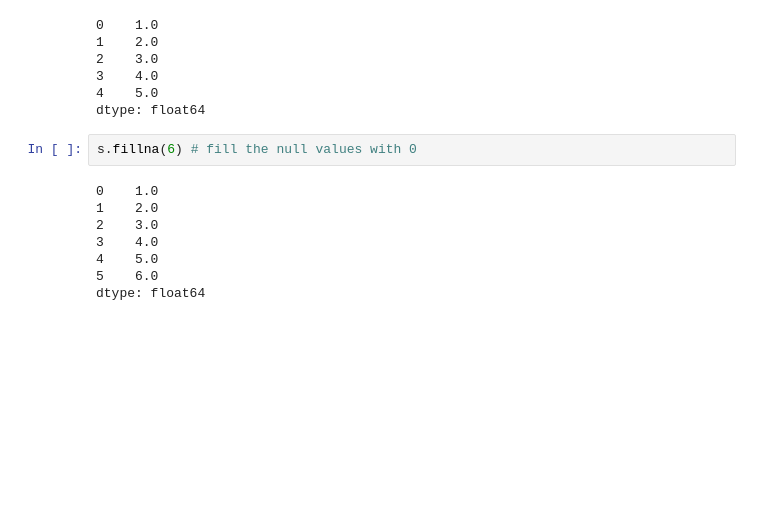
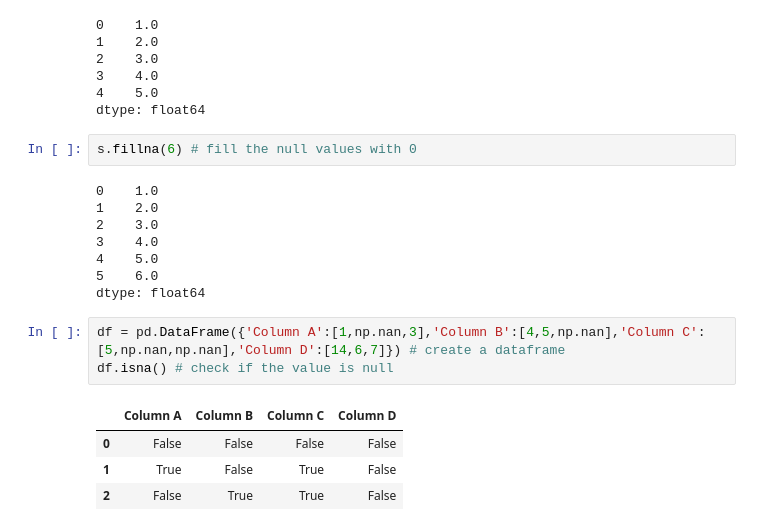
Before and after one commit to Yanil01/pandas_, a Jupyter notebook: main.ipynb, the cells around one changed output. Cells and saved outputs as stored; diff of their text form; blank space fills up the shorter version.

Commit message:
data cleaning with df

```diff
--- a/main.ipynb
+++ b/main.ipynb
@@ -874,3 +874,11 @@ s.fillna(6) # fill the null values with 0
 4    5.0
 5    6.0
 dtype: float64
+# %%
+df = pd.DataFrame({'Column A':[1,np.nan,3],'Column B':[4,5,np.nan],'Column C':[5,np.nan,np.nan],'Column D':[14,6,7]}) # create a dataframe
+df.isna() # check if the value is null
+# %% [output]
+|  | Column A | Column B | Column C | Column D |
+| 0 | False | False | False | False |
+| 1 | True | False | True | False |
+| 2 | False | True | True | False |
```
Also changed, not shown: parts of 17 cells of this notebook.
